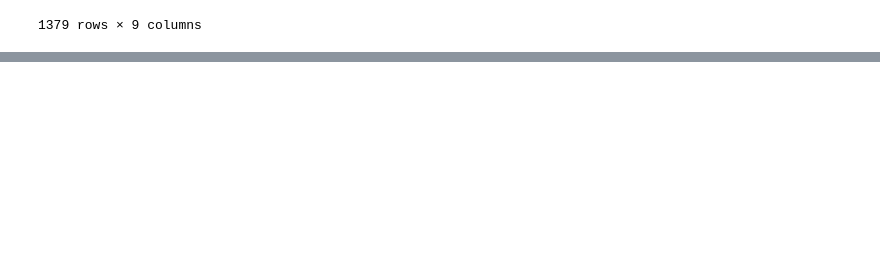
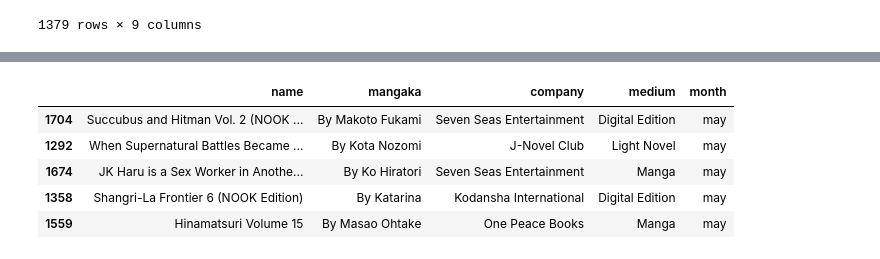
Before and after one commit to sajinashresthacoding/mangaka-scrape, a Jupyter notebook: scraping_notebooks/spot_checks_and_cleaning_all_data.ipynb, the cells around one changed output, grey strips where cells are left out. Cells and saved outputs as stored; diff of their text form; code cells hidden in the pictures; blank space fills up the shorter version.

Commit message:
fixed error found when spot checking

```diff
--- a/scraping_notebooks/spot_checks_and_cleaning_all_data.ipynb
+++ b/scraping_notebooks/spot_checks_and_cleaning_all_data.ipynb
@@ -99,0 +117,10 @@ df_clean18
+# %%
+##spot checks
+df_22.query("month == 'may'").sample(5)
+# %% [output]
+|  | name | mangaka | company | medium | month |
+| 1704 | Succubus and Hitman Vol. 2 (NOOK ... | By Makoto Fukami | Seven Seas Entertainment | Digital Edition | may |
+| 1292 | When Supernatural Battles Became ... | By Kota Nozomi | J-Novel Club | Light Novel | may |
+| 1674 | JK Haru is a Sex Worker in Anothe... | By Ko Hiratori | Seven Seas Entertainment | Manga | may |
+| 1358 | Shangri-La Frontier 6 (NOOK Edition) | By Katarina | Kodansha International | Digital Edition | may |
+| 1559 | Hinamatsuri Volume 15 | By Masao Ohtake | One Peace Books | Manga | may |
```
Also changed, not shown: parts of 3 cells of this notebook.
